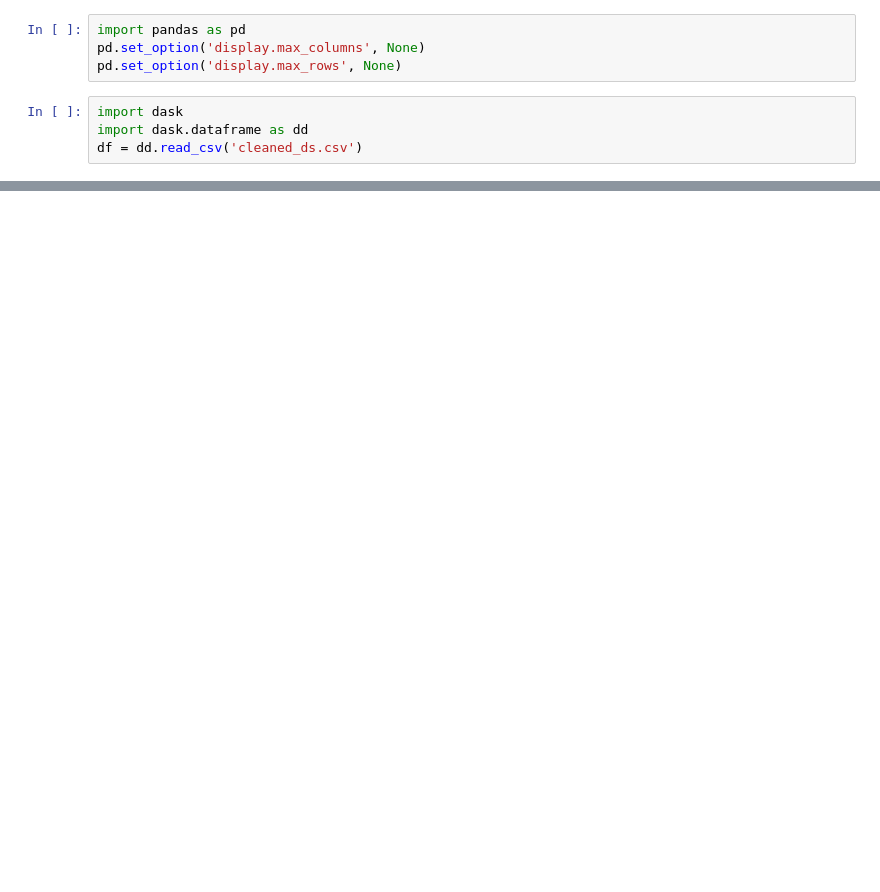
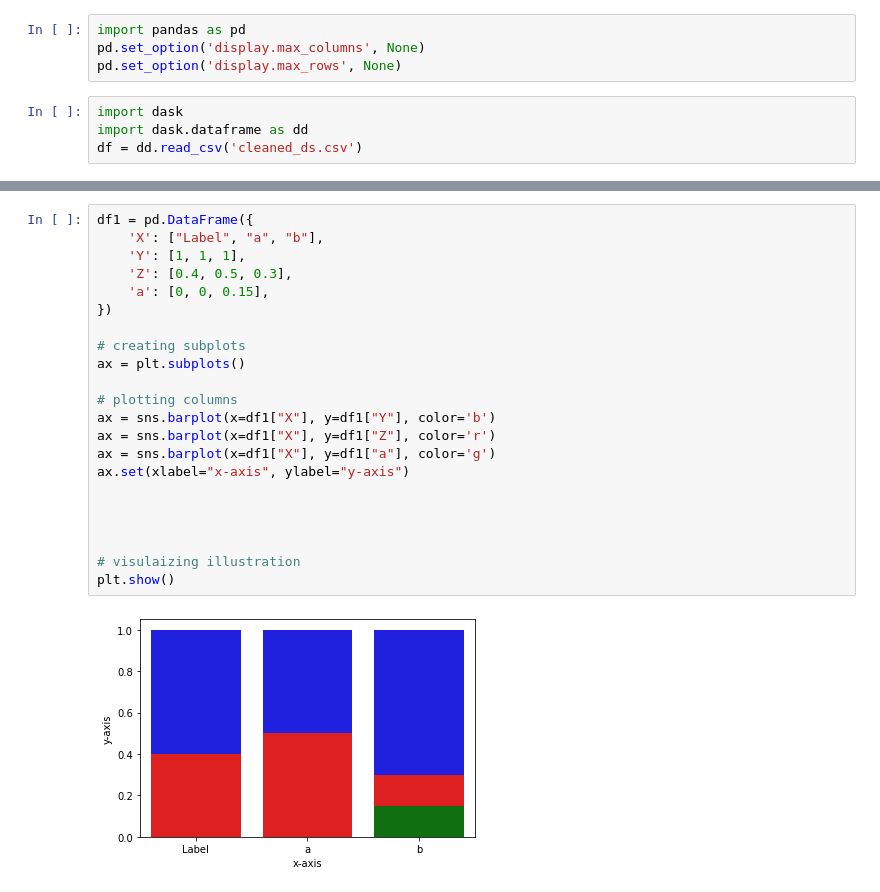
Before and after one commit to Irish-77/ddos-dompteure, a Jupyter notebook: data_exploration.ipynb, the cells around one changed output, grey strips where cells are left out. Cells and saved outputs as stored; diff of their text form; blank space fills up the shorter version.

```diff
--- a/data_exploration.ipynb
+++ b/data_exploration.ipynb
@@ -32,0 +88,24 @@ dtypes: object(5), float64(45), int64(27)
+# %%
+df1 = pd.DataFrame({
+    'X': ["Label", "a", "b"],
+    'Y': [1, 1, 1],
+    'Z': [0.4, 0.5, 0.3],
+    'a': [0, 0, 0.15],
+})
+
+# creating subplots
+ax = plt.subplots()
+
+# plotting columns
+ax = sns.barplot(x=df1["X"], y=df1["Y"], color='b')
+ax = sns.barplot(x=df1["X"], y=df1["Z"], color='r')
+ax = sns.barplot(x=df1["X"], y=df1["a"], color='g')
+ax.set(xlabel="x-axis", ylabel="y-axis")
+
+
+
+
+# visulaizing illustration
+plt.show()
+# %% [output]
+[figure, added]
```
Also changed, not shown: parts of 20 cells of this notebook, 2 other files.
